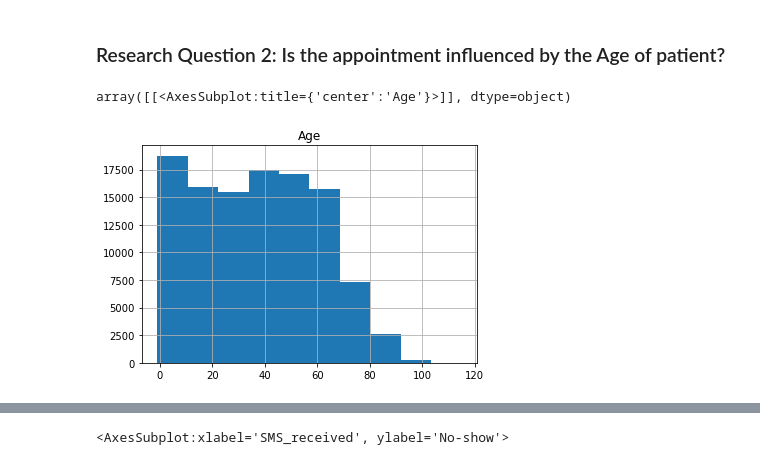
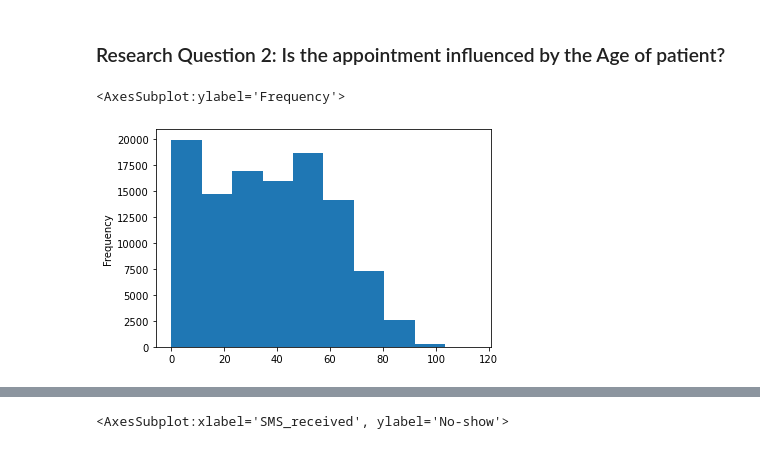
Before and after one commit to iampeterndumba/Investigate-a-Dataset--Medical-Appointment-No-Shows, a Jupyter notebook: Investigate a Dataset/investigate-a-dataset.ipynb, the cells around one changed output, grey strips where cells are left out. Drawn from its saved outputs; the diff is of its cells as text; code cells hidden in the pictures.

```diff
--- a/Investigate a Dataset/investigate-a-dataset.ipynb
+++ b/Investigate a Dataset/investigate-a-dataset.ipynb
@@ -98,3 +113,7 @@ Handcap           0
 SMS_received      0
 No-show           0
 dtype: int64
+# %%
+#Checking the existince of negative age in our data
+negative_age=df[df['Age'] < 0]
+negative_age
@@ -100,0 +123,3 @@ dtype: int64
+# %%
+#We found a negative 1(one) negative age in the dataset which is not possible in real world, so we have to remove it
+df.drop(negative_age.index,inplace=True)
@@ -172,8 +203,8 @@ array([[<AxesSubplot:xlabel='PatientId', ylabel='PatientId'>,
 # %% [markdown]
 ### Research Question 2: Is the appointment influenced by the Age of patient?
 # %%
-#plotting Age values
-df.hist("Age")
+#plotting Age value
+df["Age"].plot(kind="hist")
 # %% [output]
-array([[<AxesSubplot:title={'center':'Age'}>]], dtype=object)
+<AxesSubplot:ylabel='Frequency'>
-[figure, old version]
+[figure, new version]
```
Also changed, not shown: parts of 23 cells of this notebook.
